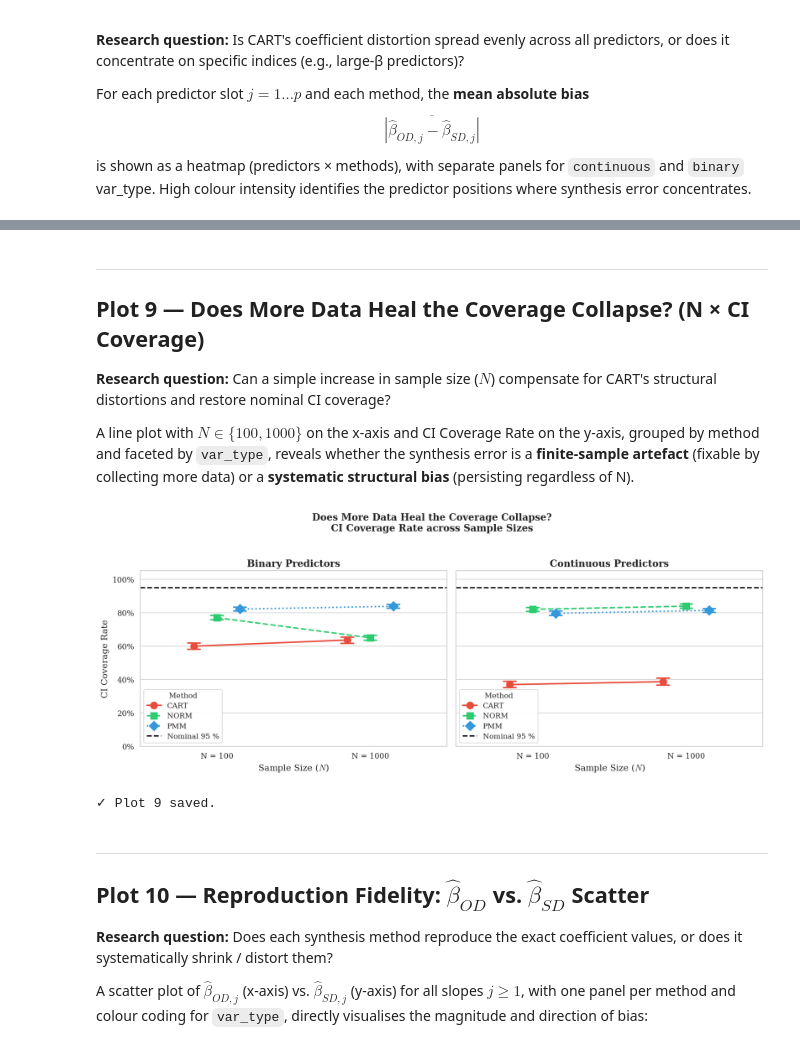
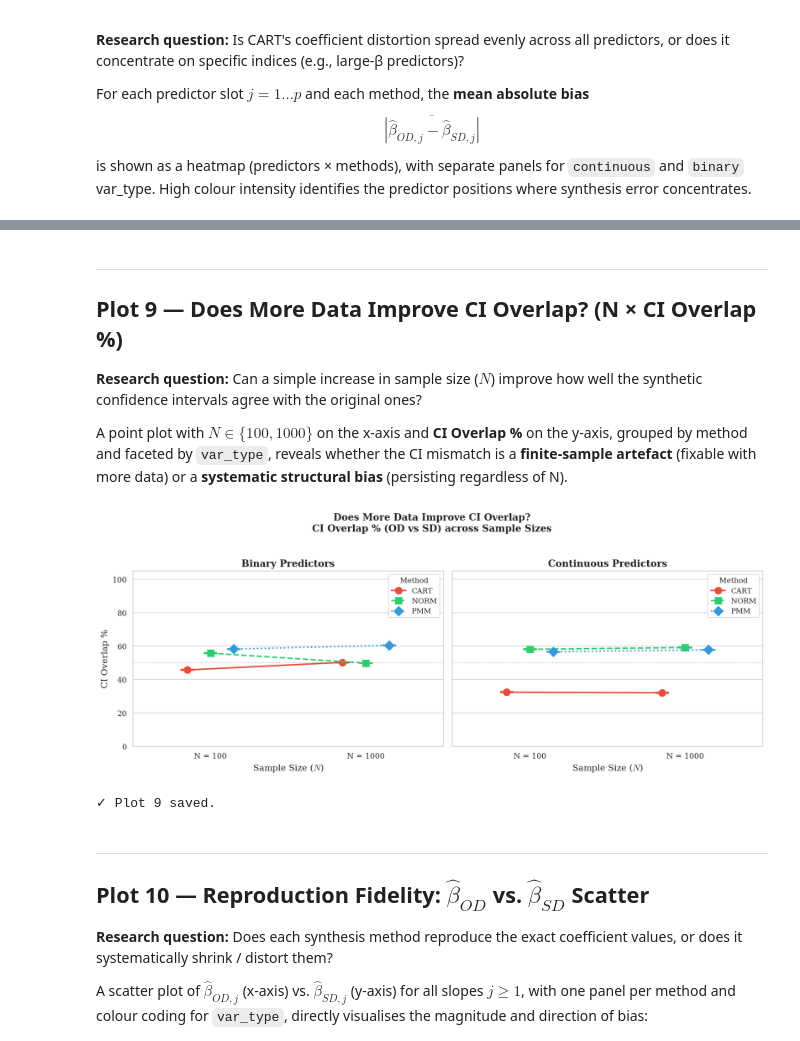
Before and after one commit to Sterrysx/ML_SyntheticDataResearch, a Jupyter notebook: ofarres_regression/04_evaluation/04_evaluate_similarity.ipynb, the cells around one changed output, grey strips where cells are left out. Drawn from its saved outputs; the diff is of its cells as text; code cells hidden in the pictures.

```diff
--- a/ofarres_regression/04_evaluation/04_evaluate_similarity.ipynb
+++ b/ofarres_regression/04_evaluation/04_evaluate_similarity.ipynb
@@ -144,14 +144,17 @@ $$\Delta R^2 = |R^2_{adj,OD} - R^2_{adj,SD}|$$
 
 This measures how much explanatory power is lost when training on synthetic data.
 # %%
-# ── Identify coefficient columns ────────────────────────────────────────────
-beta_od_cols = [c for c in df.columns if c.startswith("beta_od_")]
-beta_sd_cols = [c for c in df.columns if c.startswith("beta_sd_")]
-pval_od_cols = [c for c in df.columns if c.startswith("pval_od_")]
-pval_sd_cols = [c for c in df.columns if c.startswith("pval_sd_")]
+# ── Identify coefficient columns (numerical sort to avoid 10 < 2 issue) ──────
+_num_key = lambda c: int(c.rsplit("_", 1)[-1])
+
+beta_od_cols = sorted([c for c in df.columns if c.startswith("beta_od_")], key=_num_key)
+beta_sd_cols = sorted([c for c in df.columns if c.startswith("beta_sd_")], key=_num_key)
+pval_od_cols = sorted([c for c in df.columns if c.startswith("pval_od_")], key=_num_key)
+pval_sd_cols = sorted([c for c in df.columns if c.startswith("pval_sd_")], key=_num_key)
 
 print(f"Coefficient columns: {len(beta_od_cols)} (OD) / {len(beta_sd_cols)} (SD)")
 print(f"P-value columns:     {len(pval_od_cols)} (OD) / {len(pval_sd_cols)} (SD)")
+print(f"  Order check: {beta_od_cols[:3]} … {beta_od_cols[-1]}")
 # %% [output]
 Coefficient columns: 11 (OD) / 11 (SD)
 P-value columns:     11 (OD) / 11 (SD)
@@ -766,19 +806,19 @@ print("✓ Plot 8 saved.")
 # %% [markdown]
 ---
 
-## Plot 9 — Does More Data Heal the Coverage Collapse? (N × CI Coverage)
+## Plot 9 — Does More Data Improve CI Overlap? (N × CI Overlap %)
 
-**Research question:** Can a simple increase in sample size ($N$) compensate for
-CART's structural distortions and restore nominal CI coverage?
+**Research question:** Can a simple increase in sample size ($N$) improve how well
+the synthetic confidence intervals agree with the original ones?
 
-A line plot with $N \in \{100, 1000\}$ on the x-axis and CI Coverage Rate on the
-y-axis, grouped by method and faceted by `var_type`, reveals whether the synthesis
-error is a **finite-sample artefact** (fixable by collecting more data) or a
+A point plot with $N \in \{100, 1000\}$ on the x-axis and **CI Overlap %** on the
+y-axis, grouped by method and faceted by `var_type`, reveals whether the CI
+mismatch is a **finite-sample artefact** (fixable with more data) or a
 **systematic structural bias** (persisting regardless of N).
 # %%
-# ── Plot 9: N × CI Coverage — does more data heal the coverage collapse? ────
+# ── Plot 9: N × CI Overlap % — does more data improve overlap? ───────────────
 
-cov_df9 = df.dropna(subset=["ci_coverage"]).copy()
+cov_df9 = df.dropna(subset=["ci_overlap_pct"]).copy()
 cov_df9["Method"]        = cov_df9["method"].str.upper()
 cov_df9["Variable Type"] = cov_df9["var_type"].str.capitalize()
 cov_df9["N_label"]       = "N = " + cov_df9["N"].astype(str)
@@ -790,42 +830,41 @@ fig, axes = plt.subplots(1, n_vtypes, figsize=(6.5 * n_vtypes, 5), sharey=True,
 axes = axes.ravel()
 
 for ax, vt in zip(axes, VARTYPE_ORDER):
     subset9 = cov_df9[cov_df9["Variable Type"] == vt]
     sns.pointplot(
         data=subset9,
         x="N_label",
-        y="ci_coverage",
+        y="ci_overlap_pct",
         hue="Method",
         hue_order=METHOD_ORDER,
         palette=METHOD_PALETTE,
         order=N_label_order,
         dodge=0.3,
         markers=["o", "s", "D", "^", "v", "P"][:len(METHODS)],
         linestyles=["-", "--", ":", "-.", (0, (3,1,1,1)), (0, (5,2))][:len(METHODS)],
         errorbar=("ci", 95),
         capsize=0.08,
         linewidth=2,
         markersize=9,
         ax=ax,
     )
-    ax.axhline(0.95, color="black", linestyle="--", linewidth=1.8, label="Nominal 95 %")
-    ax.yaxis.set_major_formatter(ticker.PercentFormatter(xmax=1))
-    ax.set_ylim(0, 1.05)
+    ax.axhline(50, color="gray", linestyle=":", linewidth=1, alpha=0.6)
+    ax.set_ylim(0, 105)
     ax.set_xlabel("Sample Size ($N$)", fontsize=12)
-    ax.set_ylabel("CI Coverage Rate", fontsize=12)
+    ax.set_ylabel("CI Overlap %" if ax == axes[0] else "", fontsize=12)
     ax.set_title(f"{vt} Predictors", fontsize=13, fontweight="bold")
     ax.legend(title="Method", fontsize=10, title_fontsize=10, framealpha=0.9)
 
-fig.suptitle("Does More Data Heal the Coverage Collapse?\n"
-             "CI Coverage Rate across Sample Sizes",
+fig.suptitle("Does More Data Improve CI Overlap?\n"
+             "CI Overlap % (OD vs SD) across Sample Sizes",
              fontsize=13, fontweight="bold", y=1.03)
 
 plt.tight_layout()
-fig.savefig(os.path.join(fig_dir, "plot9_N_ci_coverage.png"))
+fig.savefig(os.path.join(fig_dir, "plot9_N_ci_overlap.png"))
 plt.show()
 print("✓ Plot 9 saved.")
 # %% [output]
-[figure, old version]
+[figure, new version]
 ✓ Plot 9 saved.
 # %% [markdown]
 ---
```
Also changed, not shown: parts of 20 cells of this notebook, 5 other files.
